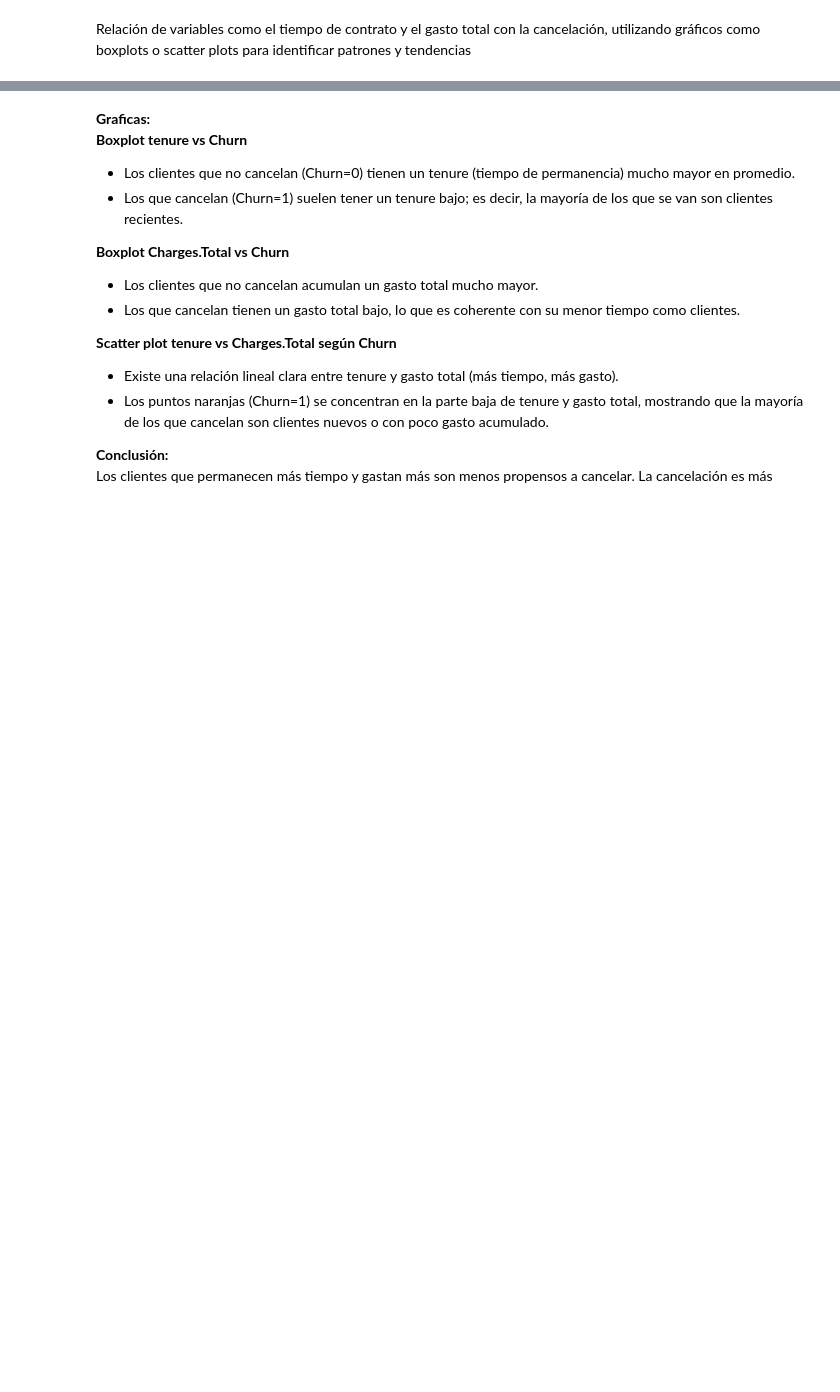
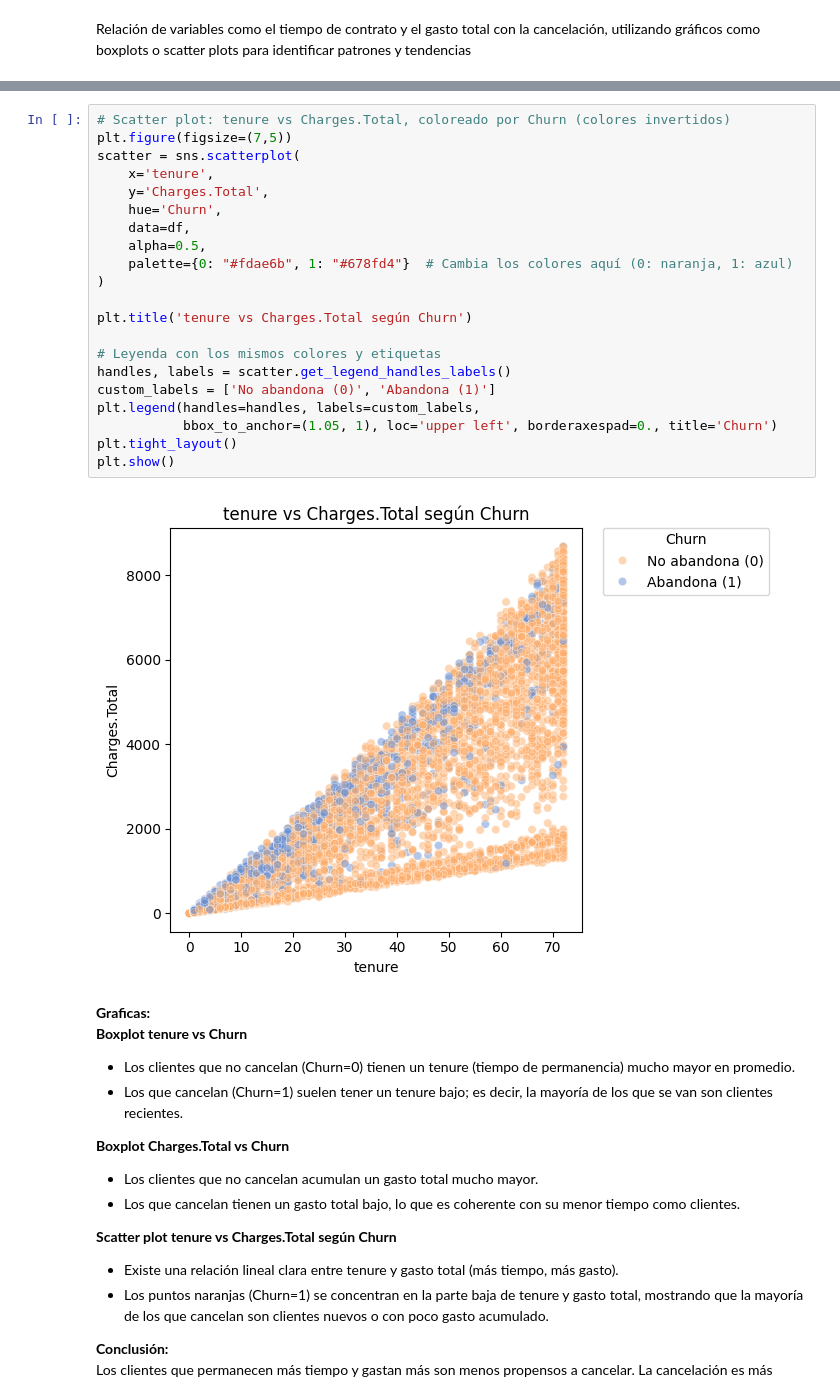
Before and after one commit to dzapatasal/Challenge-Telecom-X-modelo-predictivo, a Jupyter notebook: notebook/churn_clientes_modelado.ipynb, the cells around one changed output, grey strips where cells are left out. Saved outputs shown, nothing was run; the diff lists cells and outputs as text; blank space fills up the shorter version.

```diff
--- a/notebook/churn_clientes_modelado.ipynb
+++ b/notebook/churn_clientes_modelado.ipynb
@@ -364,3 +370,26 @@ plt.show()
+# %%
+# Scatter plot: tenure vs Charges.Total, coloreado por Churn (colores invertidos)
+plt.figure(figsize=(7,5))
+scatter = sns.scatterplot(
+    x='tenure',
+    y='Charges.Total',
+    hue='Churn',
+    data=df,
+    alpha=0.5,
+    palette={0: "#fdae6b", 1: "#678fd4"}  # Cambia los colores aquí (0: naranja, 1: azul)
+)
+
+plt.title('tenure vs Charges.Total según Churn')
+
+# Leyenda con los mismos colores y etiquetas
+handles, labels = scatter.get_legend_handles_labels()
+custom_labels = ['No abandona (0)', 'Abandona (1)']
+plt.legend(handles=handles, labels=custom_labels,
+           bbox_to_anchor=(1.05, 1), loc='upper left', borderaxespad=0., title='Churn')
+plt.tight_layout()
+plt.show()
+# %% [output]
+[figure, added]
 # %% [markdown]
 **Graficas:**<br>
 **Boxplot tenure vs Churn**
```
Also changed, not shown: parts of 12 cells of this notebook.
